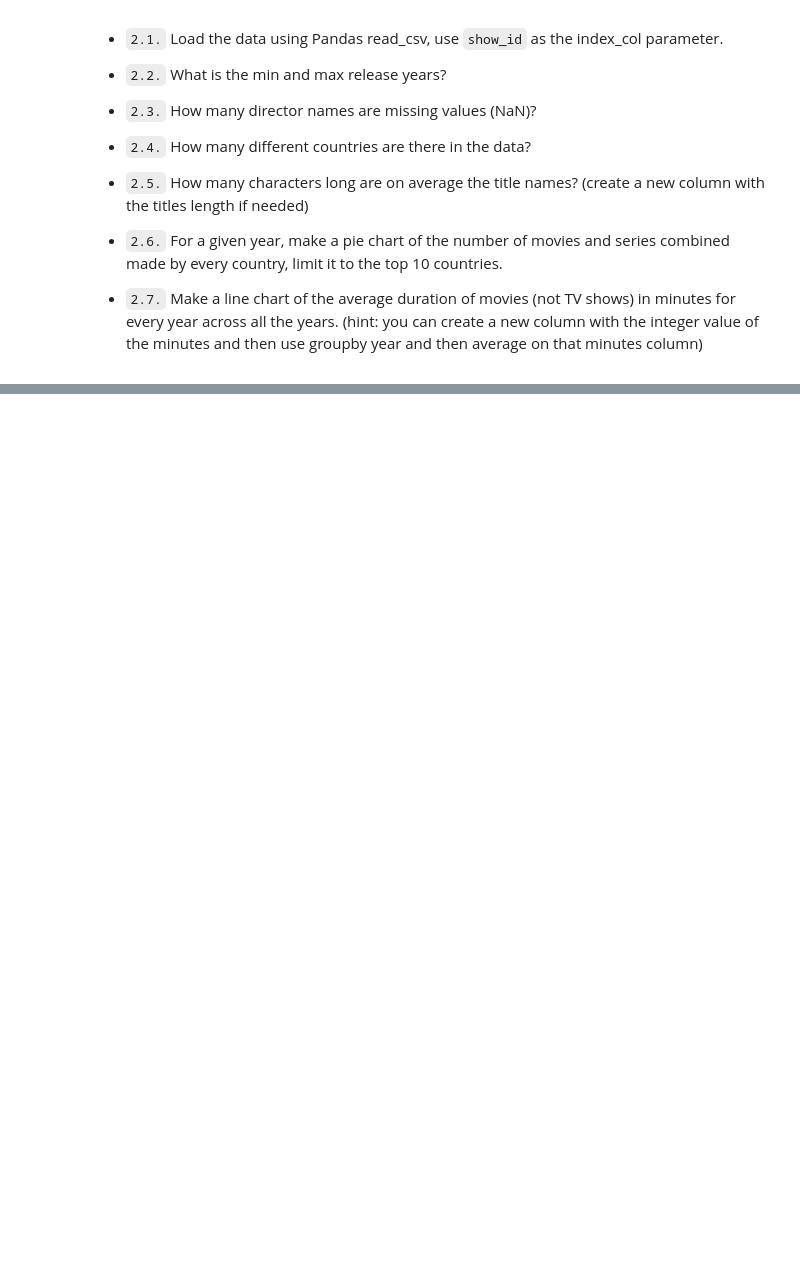
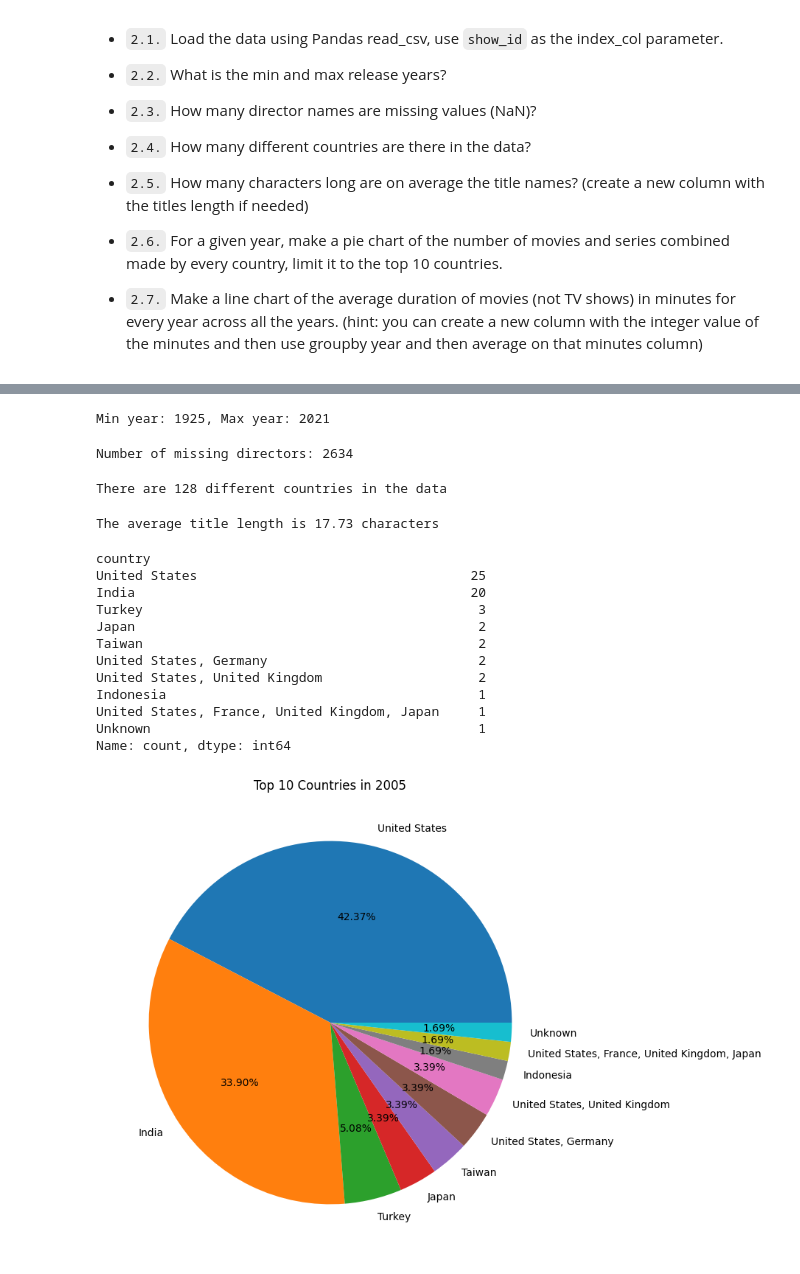
Before and after one commit to NicolasRaimundez/eae_ipld_project, a Jupyter notebook: development/02_netflix_data_analysis.ipynb, the cells around one changed output, grey strips where cells are left out. Cells and saved outputs as stored; diff of their text form; code cells hidden in the pictures; blank space fills up the shorter version.

```diff
--- a/development/02_netflix_data_analysis.ipynb
+++ b/development/02_netflix_data_analysis.ipynb
@@ -29,6 +29,6 @@ import matplotlib.pyplot as plt
 
 data_path = "../data/netflix_titles.csv"
 
-movies_df = None  # TODO
+movies_df = pd.read_csv(data_path, index_col='show_id')
 
 movies_df
@@ -35,16 +50,20 @@ movies_df
 # %%
 # Ex 2.2: What is the min and max release years?
 
-min_year = None  # TODO
-max_year = None  # TODO
+min_year = movies_df["release_year"].min() # TODO
+max_year = movies_df["release_year"].max() # TODO
 
 print(f"Min year: {min_year}, Max year: {max_year}")
+# %% [output]
+Min year: 1925, Max year: 2021
 # %%
 # Ex 2.3: How many director names are missing values (NaN)?
 
-num_missing_directors = None  # TODO
+num_missing_directors = movies_df["director"].isnull().sum()  # TODO
 
 print(f"Number of missing directors: {num_missing_directors}")
+# %% [output]
+Number of missing directors: 2634
 # %%
 # Ex 2.4: How many different countries are there in the data?
 
@@ -55,37 +74,79 @@ print(f"Number of missing directors: {num_missing_directors}")
 # Finally, you can get the number of unique countries by getting the length of the list of unique countries, you can use a set {} to get the unique countries or convert the entire
 # list into a pd.Series and use .unique() to get the list of unique countries and then its number.
 
-n_countries = None  # TODO n_countries has to be a single integer number with the unique number of different countries (you can build this in multiple lines and steps)
+movies_df["country"] = movies_df["country"].fillna("Unknown")
+
+unique_countries = []
+# The purpose of using an empty list is to accumulate the unique countries as we iterate through each row in the "country" column
+
+_ = movies_df['country'].apply(lambda x: unique_countries.extend(x.split(', ')))
+# The _ variable is used to perform some side effect, in this case modifying the country list
+
+n_countries = len(set(unique_countries))
+# Here i used the set() function removes duplicate entries, leaving only unique countries
+# and the len() calculates the number of elements in the set, giving the count of unique countries
+
+# TODO n_countries has to be a single integer number with the unique number of different countries (you can build this in multiple lines and steps)
 
 print(f"There are {n_countries} different countries in the data")
+# %% [output]
+There are 128 different countries in the data
 # %%
 # Ex 2.5: How many characters long are on average the title names?
 
 # hint: (create a new column with the titles length if needed, you can use the apply method like .apply(lambda x: len(x)) , then get the mean of that column)
 
-avg_title_length = None  # TODO
+movies_df["title_length"] = movies_df["title"].apply(lambda x: len(x))
+
+avg_title_length = round(movies_df["title_length"].mean(),2)
+# here i get the variable from before, apply the mean function
+# and also use the round() to reduce decimals after . to 2
+
+# TODO
 
 print(f"The average title length is {avg_title_length} characters")
+# %% [output]
+The average title length is 17.73 characters
 # %%
 # Ex 2.6: For a given year, get the Pandas Series of how many movies and series combined were made by every country, limit it to the top 10 countries.
 
 # It's optional to clean or modify the data of countries in this case, you can just use the data as it is.
 
 # hint: (you can use the .loc method to filter the data by year, and then use the .value_counts() method to get the number of movies and series combined for each country,
 # finally use the head(10) method to get the top 10 countries)
 
 year = 2005   # you can try to change the year to see the results for different years
 
-top_10_countries = None  # TODO: top_10_countries has to be a Pandas Series with the top 10 countries with the number of movies and series combined for that year
+year_data = movies_df.loc[movies_df["release_year"] == year]
+
+combined_counts = year_data["country"].value_counts()
+
+top_10_countries = combined_counts.head(10)
+
+None  # TODO: top_10_countries has to be a Pandas Series with the top 10 countries with the number of movies and series combined for that year
 
 print(top_10_countries)
 
 # Code to plot the pie chart from your data results
 fig = plt.figure(figsize=(8, 8))
 plt.pie(top_10_countries, labels=top_10_countries.index, autopct="%.2f%%")
 plt.title(f"Top 10 Countries in {year}")
 
 plt.show()
+# %% [output]
+country
+United States                                   25
+India                                           20
+Turkey                                           3
+Japan                                            2
+Taiwan                                           2
+United States, Germany                           2
+United States, United Kingdom                    2
+Indonesia                                        1
+United States, France, United Kingdom, Japan     1
+Unknown                                          1
+Name: count, dtype: int64
+[figure, added]
 # %%
 # Ex 2.7: Make a line chart of the average duration of movies (not TV shows) in minutes for every year across all the years.
 
```
Also changed, not shown: parts of 3 cells of this notebook, 5 other files.
